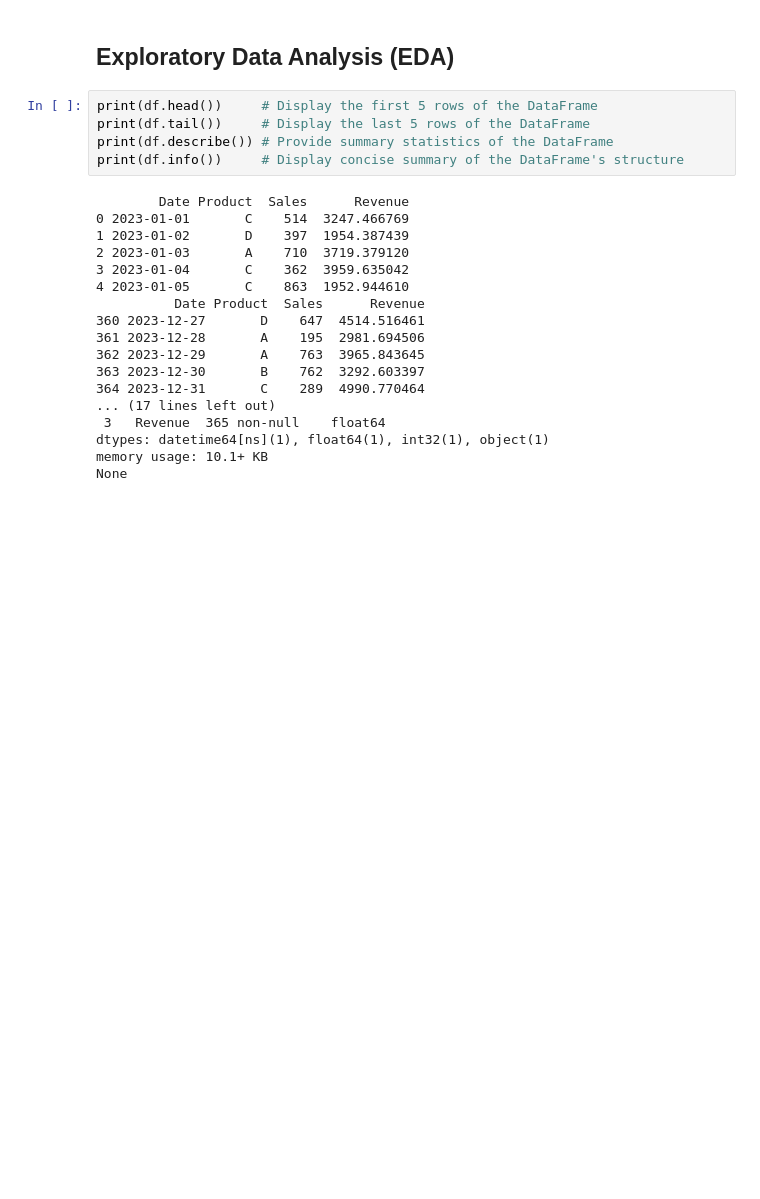
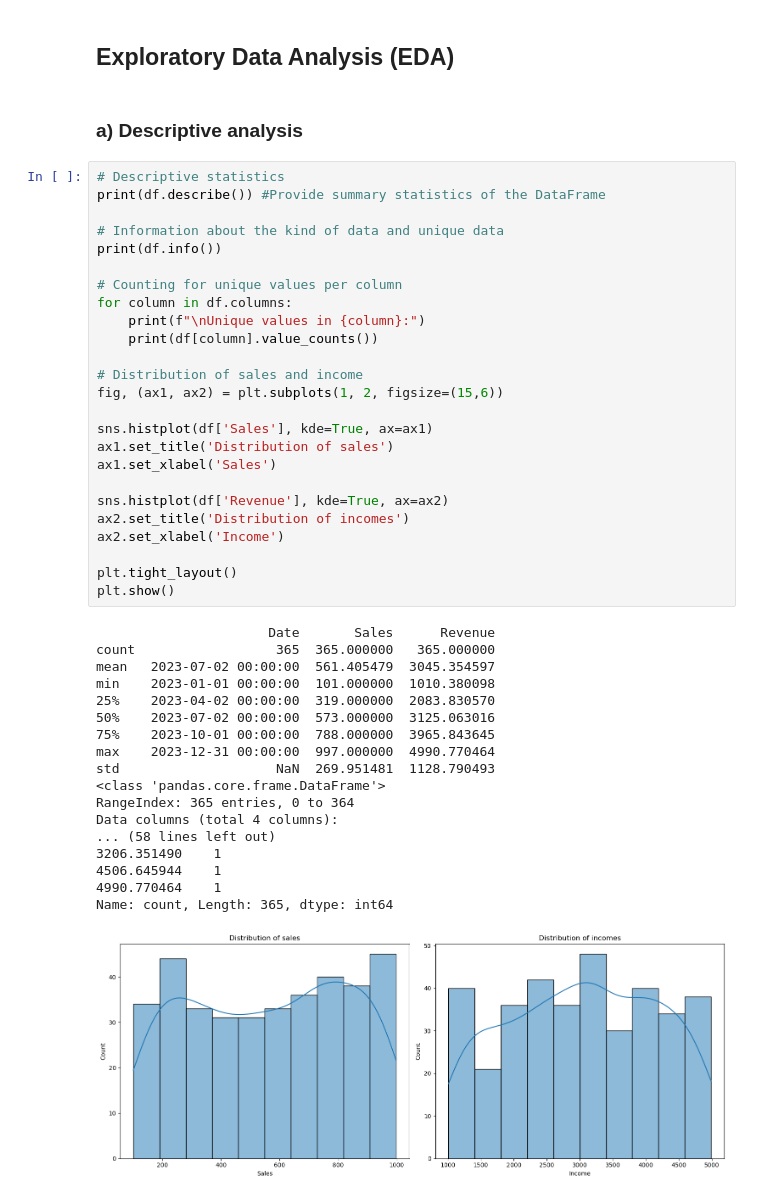
Before and after one commit to aldodds/Platzi_ProyectGitGithub, a Jupyter notebook: create_sample_data.ipynb, the cells around one changed output. Saved outputs shown, nothing was run; the diff lists cells and outputs as text; blank space fills up the shorter version.

Commit message:
I finished the descriptive analysis and I began to write the variable typesetting

```diff
--- a/create_sample_data.ipynb
+++ b/create_sample_data.ipynb
@@ -45,26 +45,49 @@ df
 365 rows × 4 columns
 # %% [markdown]
 ## Exploratory Data Analysis (EDA)
-# %%
-print(df.head())     # Display the first 5 rows of the DataFrame
-print(df.tail())     # Display the last 5 rows of the DataFrame
-print(df.describe()) # Provide summary statistics of the DataFrame
-print(df.info())     # Display concise summary of the DataFrame's structure
-# %% [output]
-        Date Product  Sales      Revenue
-0 2023-01-01       C    514  3247.466769
-1 2023-01-02       D    397  1954.387439
-2 2023-01-03       A    710  3719.379120
-3 2023-01-04       C    362  3959.635042
-4 2023-01-05       C    863  1952.944610
-          Date Product  Sales      Revenue
-360 2023-12-27       D    647  4514.516461
-361 2023-12-28       A    195  2981.694506
-362 2023-12-29       A    763  3965.843645
-363 2023-12-30       B    762  3292.603397
-364 2023-12-31       C    289  4990.770464
-... (17 lines left out)
- 3   Revenue  365 non-null    float64
-dtypes: datetime64[ns](1), float64(1), int32(1), object(1)
-memory usage: 10.1+ KB
-None
+# %% [markdown]
+### a) Descriptive analysis
+# %%
+# Descriptive statistics
+print(df.describe()) #Provide summary statistics of the DataFrame
+
+# Information about the kind of data and unique data
+print(df.info())
+
+# Counting for unique values per column
+for column in df.columns:
+    print(f"\nUnique values in {column}:")
+    print(df[column].value_counts())
+
+# Distribution of sales and income
+fig, (ax1, ax2) = plt.subplots(1, 2, figsize=(15,6))
+
+sns.histplot(df['Sales'], kde=True, ax=ax1)
+ax1.set_title('Distribution of sales')
+ax1.set_xlabel('Sales')
+
+sns.histplot(df['Revenue'], kde=True, ax=ax2)
+ax2.set_title('Distribution of incomes')
+ax2.set_xlabel('Income')
+
+plt.tight_layout()
+plt.show()
+# %% [output]
+                      Date       Sales      Revenue
+count                  365  365.000000   365.000000
+mean   2023-07-02 00:00:00  561.405479  3045.354597
+min    2023-01-01 00:00:00  101.000000  1010.380098
+25%    2023-04-02 00:00:00  319.000000  2083.830570
+50%    2023-07-02 00:00:00  573.000000  3125.063016
+75%    2023-10-01 00:00:00  788.000000  3965.843645
+max    2023-12-31 00:00:00  997.000000  4990.770464
+std                    NaN  269.951481  1128.790493
+<class 'pandas.core.frame.DataFrame'>
+RangeIndex: 365 entries, 0 to 364
+Data columns (total 4 columns):
+... (58 lines left out)
+3206.351490    1
+4506.645944    1
+4990.770464    1
+Name: count, Length: 365, dtype: int64
+[figure, added]
```
Also changed, not shown: parts of 3 cells of this notebook.
